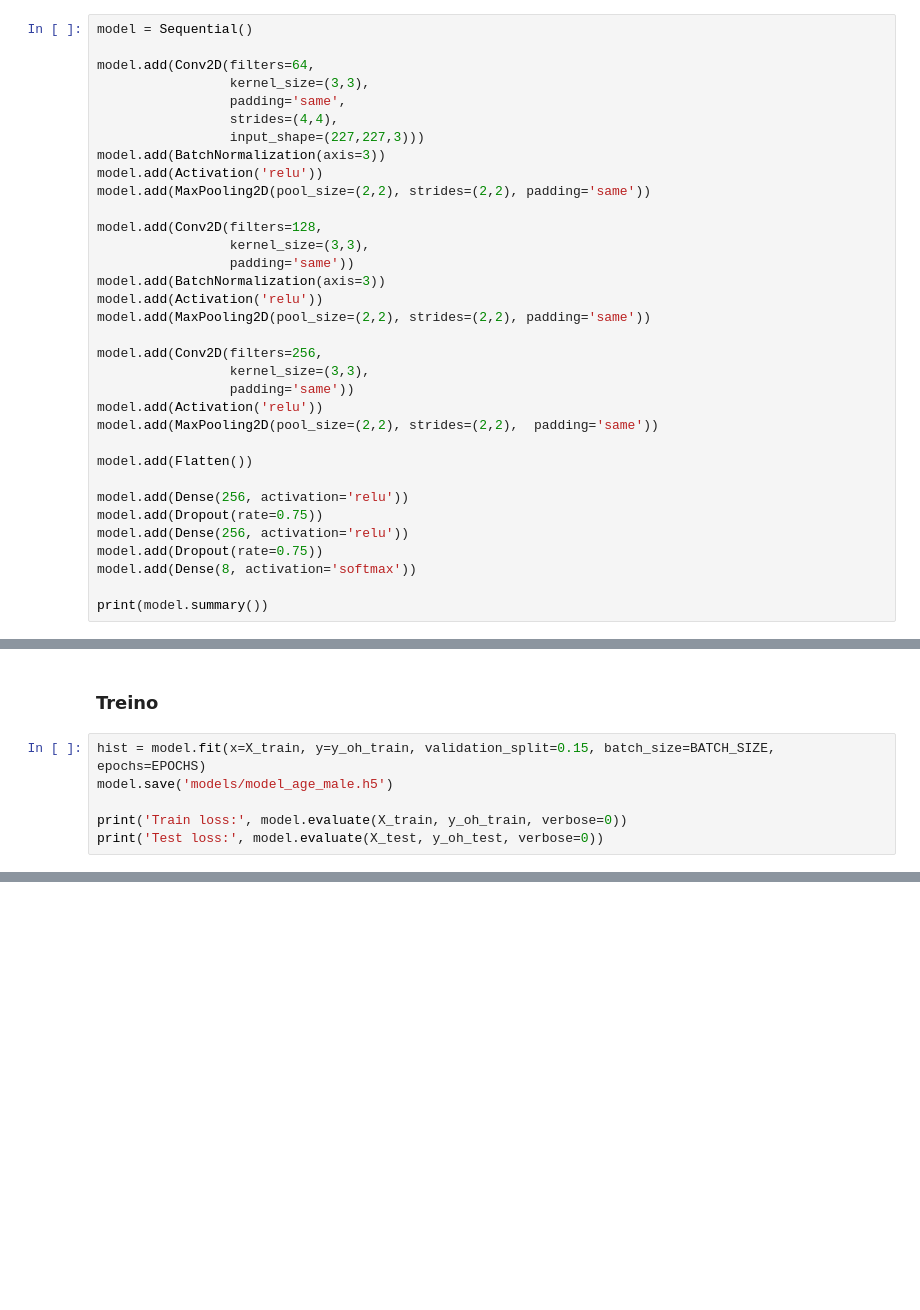
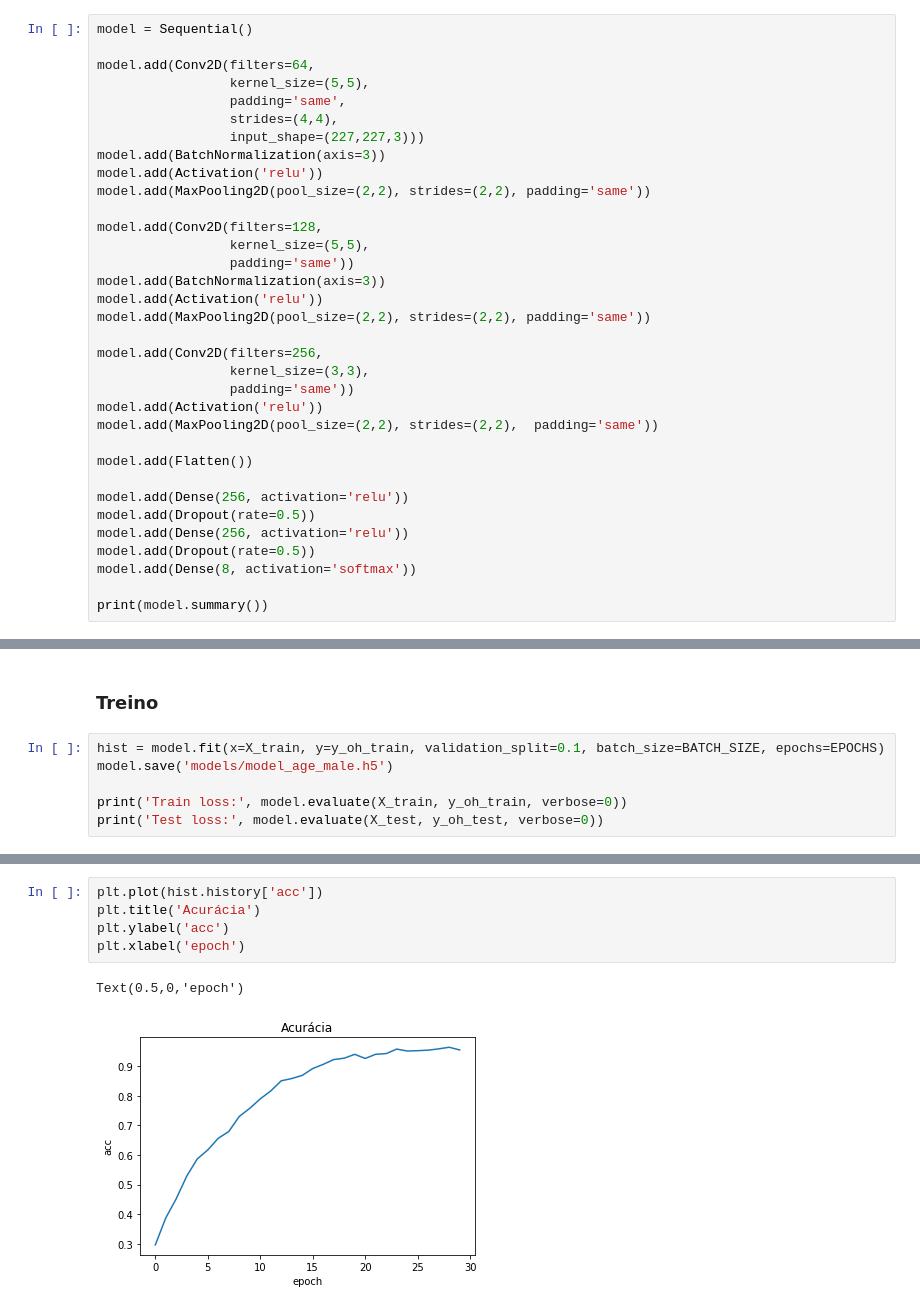
Before and after one commit to alvesmarcos/CNN-Genero-Idade, a Jupyter notebook: Training_age_male.ipynb, the cells around one changed output, grey strips where cells are left out. Saved outputs shown, nothing was run; the diff lists cells and outputs as text; blank space fills up the shorter version.

```diff
--- a/Training_age_male.ipynb
+++ b/Training_age_male.ipynb
@@ -49,7 +51,7 @@ def wrapper_data(name):
 model = Sequential()
 
 model.add(Conv2D(filters=64,
-                 kernel_size=(3,3),
+                 kernel_size=(5,5),
                  padding='same',
                  strides=(4,4),
                  input_shape=(227,227,3)))
@@ -58,7 +60,7 @@ model.add(Activation('relu'))
 model.add(MaxPooling2D(pool_size=(2,2), strides=(2,2), padding='same'))
 
 model.add(Conv2D(filters=128,
-                 kernel_size=(3,3),
+                 kernel_size=(5,5),
                  padding='same'))
 model.add(BatchNormalization(axis=3))
 model.add(Activation('relu'))
@@ -73,9 +75,9 @@ model.add(MaxPooling2D(pool_size=(2,2), strides=(2,2),  padding='same'))
 model.add(Flatten())
 
 model.add(Dense(256, activation='relu'))
-model.add(Dropout(rate=0.75))
+model.add(Dropout(rate=0.5))
 model.add(Dense(256, activation='relu'))
-model.add(Dropout(rate=0.75))
+model.add(Dropout(rate=0.5))
 model.add(Dense(8, activation='softmax'))
 
 print(model.summary())
@@ -119,7 +123,7 @@ X_train.shape, X_test.shape, y_oh_train.shape, y_oh_test.shape
 # %% [markdown]
 ### Treino
 # %%
-hist = model.fit(x=X_train, y=y_oh_train, validation_split=0.15, batch_size=BATCH_SIZE, epochs=EPOCHS)
+hist = model.fit(x=X_train, y=y_oh_train, validation_split=0.1, batch_size=BATCH_SIZE, epochs=EPOCHS)
 model.save('models/model_age_male.h5')
 
 print('Train loss:', model.evaluate(X_train, y_oh_train, verbose=0))
@@ -130,0 +164,8 @@ print('Matriz de de confusão:\n', confusion_matrix(y_test, y_pred))
+# %%
+plt.plot(hist.history['acc'])
+plt.title('Acurácia')
+plt.ylabel('acc')
+plt.xlabel('epoch')
+# %% [output]
+Text(0.5,0,'epoch')
+[figure, added]
```
Also changed, not shown: parts of 6 cells of this notebook, 6 other files.
